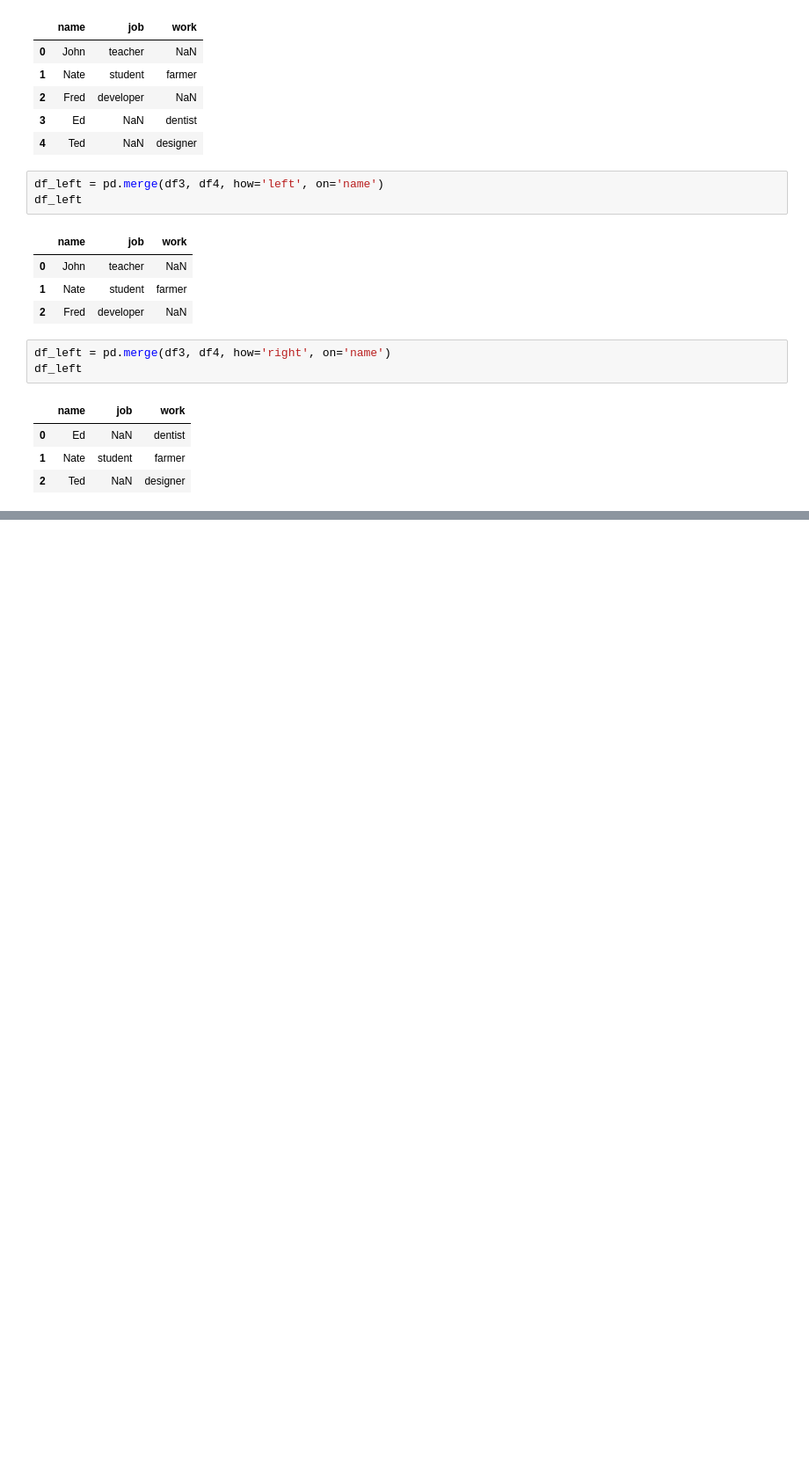
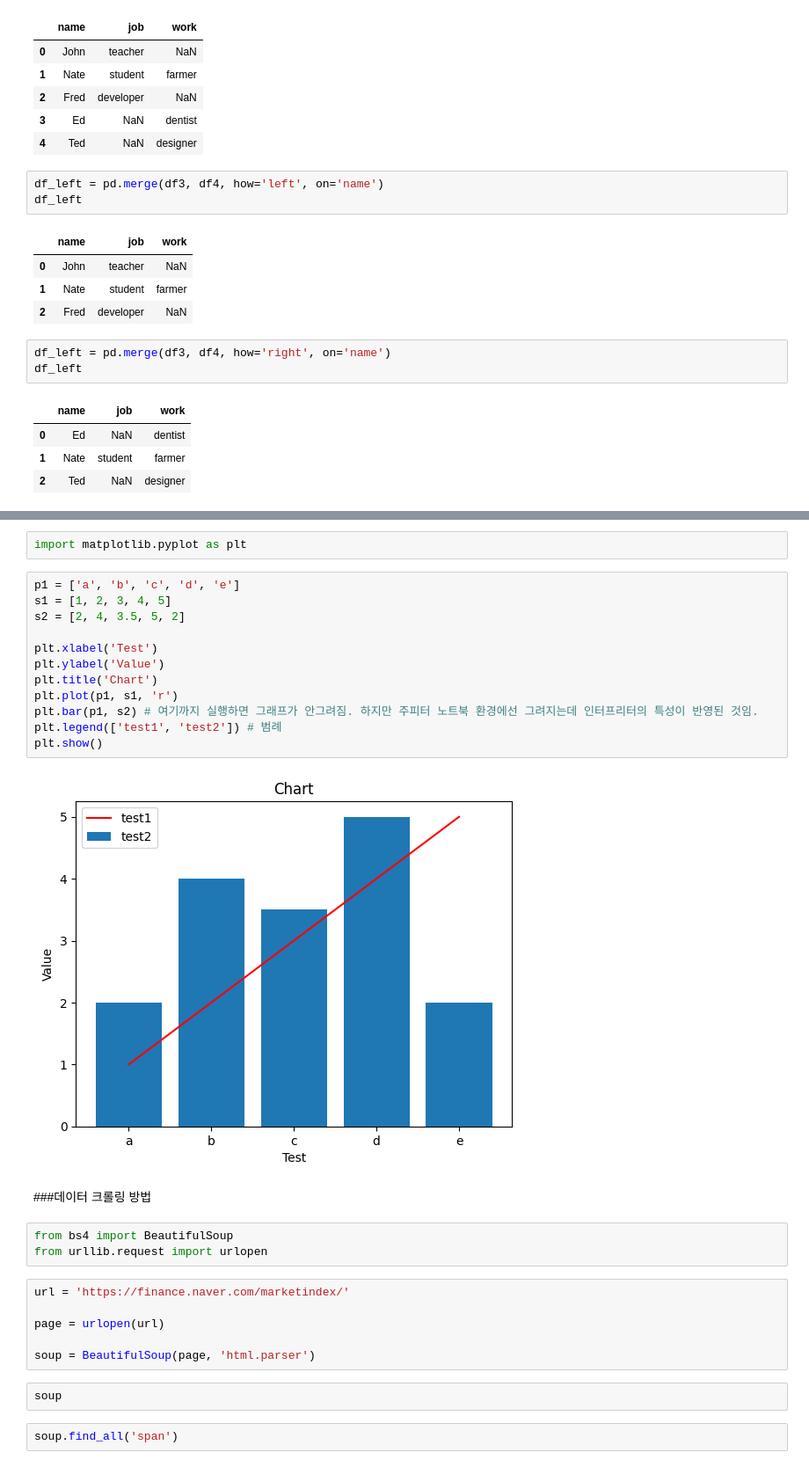
Before and after one commit to Noveled/minstar_blog, a Jupyter notebook: posts/bigleader-01/빅리더_1주차_02일_Pandas (1).ipynb, the cells around one changed output, grey strips where cells are left out. Shown: that part at 88% size. Cells and saved outputs as stored; diff of their text form; blank space fills up the shorter version.

```diff
--- a/posts/bigleader-01/빅리더_1주차_02일_Pandas.ipynb
+++ b/posts/bigleader-01/빅리더_1주차_02일_Pandas (1).ipynb
@@ -558,0 +778,31 @@ df_left
+# %%
+import matplotlib.pyplot as plt
+# %%
+p1 = ['a', 'b', 'c', 'd', 'e']
+s1 = [1, 2, 3, 4, 5]
+s2 = [2, 4, 3.5, 5, 2]
+
+plt.xlabel('Test')
+plt.ylabel('Value')
+plt.title('Chart')
+plt.plot(p1, s1, 'r')
+plt.bar(p1, s2) # 여기까지 실행하면 그래프가 안그려짐. 하지만 주피터 노트북 환경에선 그려지는데 인터프리터의 특성이 반영된 것임.
+plt.legend(['test1', 'test2']) # 범례
+plt.show()
+# %% [output]
+[figure, added]
+# %% [markdown]
+###데이터 크롤링 방법
+# %%
+from bs4 import BeautifulSoup
+from urllib.request import urlopen
+# %%
+url = 'https://finance.naver.com/marketindex/'
+
+page = urlopen(url)
+
+soup = BeautifulSoup(page, 'html.parser')
+# %%
+soup
+# %%
+soup.find_all('span')
```
Also changed, not shown: parts of 33 cells of this notebook, 11 other files.
